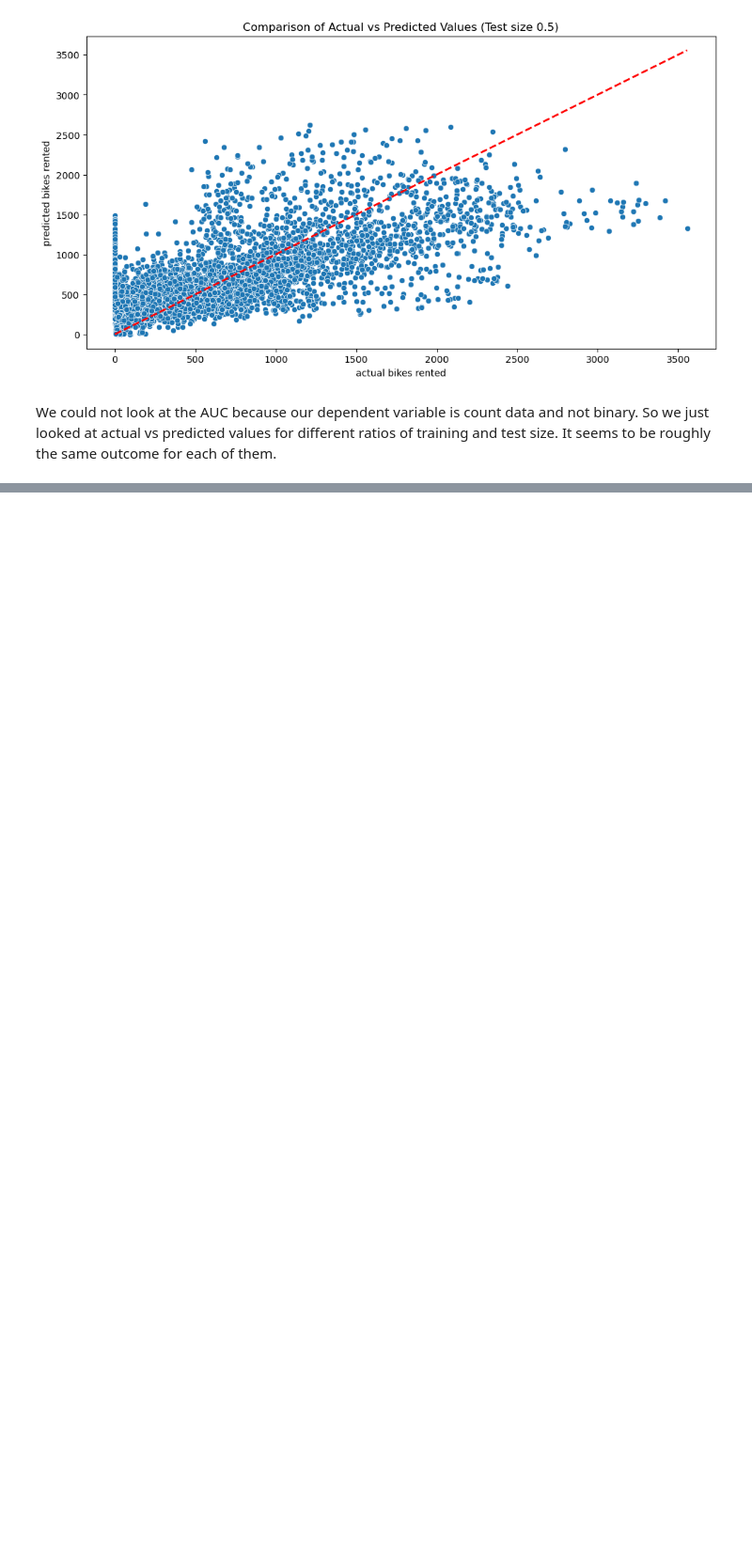
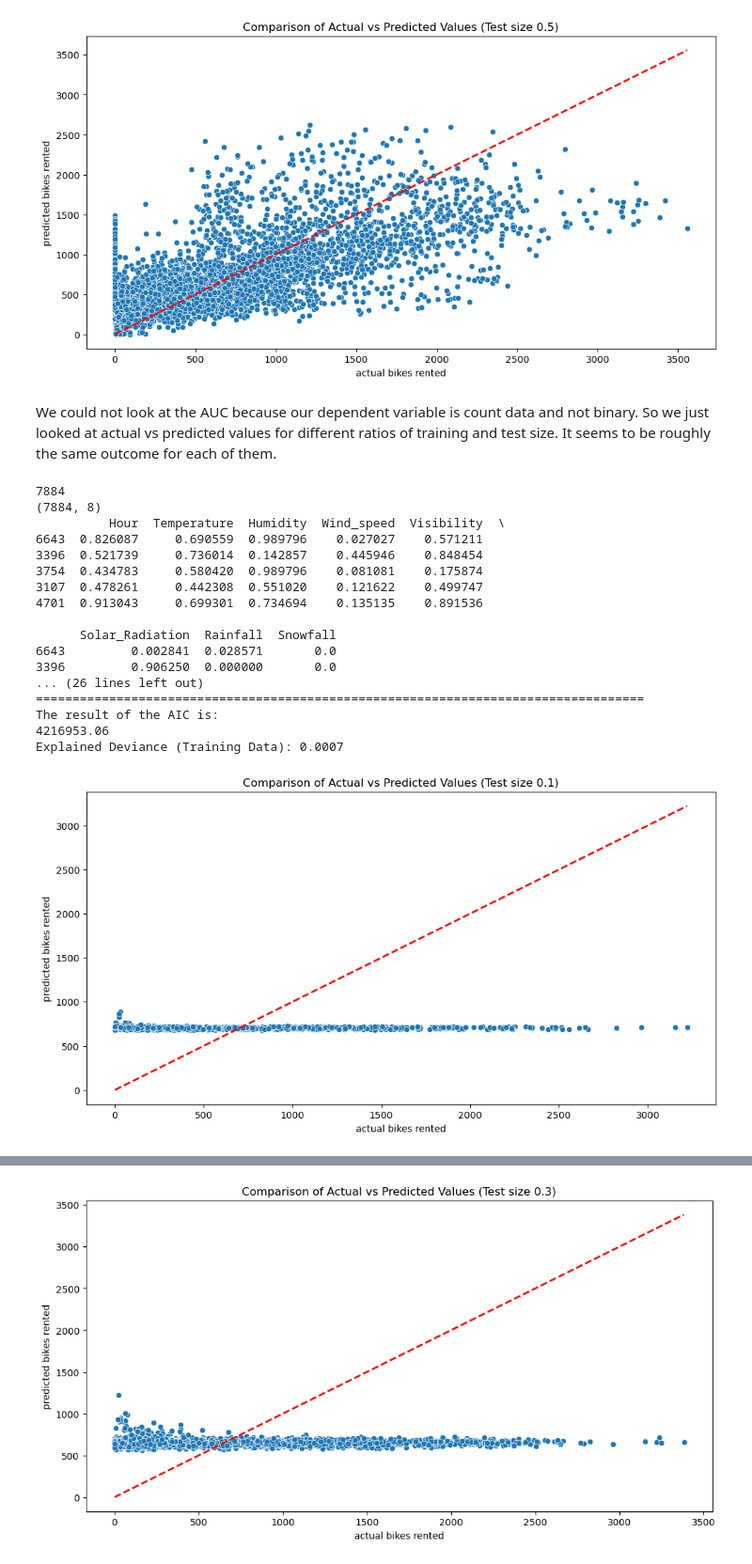
Before and after one commit to Wanja24/asda_4, a Jupyter notebook: 11_task_model_reduction/Group_4_model_reduction.ipynb, the cells around one changed output, grey strips where cells are left out. Shown at 94% size. Cells and saved outputs as stored; diff of their text form; code cells hidden in the pictures; blank space fills up the shorter version.

Commit message:
added the minmax scaling

```diff
--- a/11_task_model_reduction/Group_4_model_reduction.ipynb
+++ b/11_task_model_reduction/Group_4_model_reduction.ipynb
@@ -581,3 +581,74 @@ model_aic.append(result.aic)
 model_deviance.append(result.deviance)
 print("The result of the AIC is: ")
 print(result.aic)
+# %%
+for size in test_sizes:
+
+    # data splitting
+    X_train, X_test, y_train, y_test = train_test_split(df_num.drop(columns=['Rented_Bike_Count']), df_num['Rented_Bike_Count'], test_size=size, random_state=123)
+
+    # scaling the data
+    print(y_train.size)
+    print(X_train.shape)
+    print(X_train.head())
+    scaler=MinMaxScaler()
+    X_train=scaler.fit_transform(X_train)
+    X_train = pd.DataFrame(X_train, columns=["Hour", "Temperature", "Humidity", "Wind_speed", "Visibility", "Solar_Radiation", "Rainfall", "Snowfall"])
+
+
+    # getting all the training data together
+    train = pd.concat([X_train, y_train], axis=1)
+    test = pd.concat([X_test, y_test], axis=1)
+
+    # train full model
+    formula = 'Rented_Bike_Count ~ Hour + Temperature + Humidity + Wind_speed + Visibility + Solar_Radiation + Rainfall + Snowfall'
+    model = smf.glm(formula, train, family = sm.families.Poisson())
+    result = model.fit()
+    print(result.summary())
+    model_used.append('full model')
+    model_aic.append(result.aic)
+    model_deviance.append(result.deviance)
+    print("The result of the AIC is: ")
+    print(round(result.aic,2))
+
+    # calculate explained deviance
+    residual_deviance = result.deviance
+    null_deviance = result.null_deviance
+    deviance_explained = 1 - (residual_deviance / null_deviance)
+    print(f"Explained Deviance (Training Data): {deviance_explained:.4f}")
+
+    # predict on test data
+    y_predict = result.predict(X_test)
+    test_predict = pd.concat([y_test, y_predict], axis=1)
+    test_predict = test_predict.reset_index(drop=True)
+    test_predict = test_predict.rename(columns={"Rented_Bike_Count": "actual bikes rented", 0: "predicted bikes rented"})
+    test_predict
+
+    # plot actual vs predicted
+    plt.figure(figsize=(12, 6))
+    sns.scatterplot(data=test_predict, x="actual bikes rented", y="predicted bikes rented")
+    # Add a diagonal line where actual = predicted
+    max_val = max(test_predict["actual bikes rented"].max(), test_predict["predicted bikes rented"].max())
+    min_val = min(test_predict["actual bikes rented"].min(), test_predict["predicted bikes rented"].min())
+    plt.plot([min_val, max_val], [min_val, max_val], color="red", linestyle="--", linewidth=2, label="Actual = Predicted")
+    plt.title(f"Comparison of Actual vs Predicted Values (Test size {size})")
+    plt.show()
+# %% [output]
+7884
+(7884, 8)
+          Hour  Temperature  Humidity  Wind_speed  Visibility  \
+6643  0.826087     0.690559  0.989796    0.027027    0.571211
+3396  0.521739     0.736014  0.142857    0.445946    0.848454
+3754  0.434783     0.580420  0.989796    0.081081    0.175874
+3107  0.478261     0.442308  0.551020    0.121622    0.499747
+4701  0.913043     0.699301  0.734694    0.135135    0.891536
+
+      Solar_Radiation  Rainfall  Snowfall
+6643         0.002841  0.028571       0.0
+3396         0.906250  0.000000       0.0
+... (26 lines left out)
+===================================================================================
+The result of the AIC is:
+4216953.06
+Explained Deviance (Training Data): 0.0007
+[figure, added]
@@ -583,0 +672 @@ print(result.aic)
+[figure, added]
```
Also changed, not shown: parts of 1 cell of this notebook.
